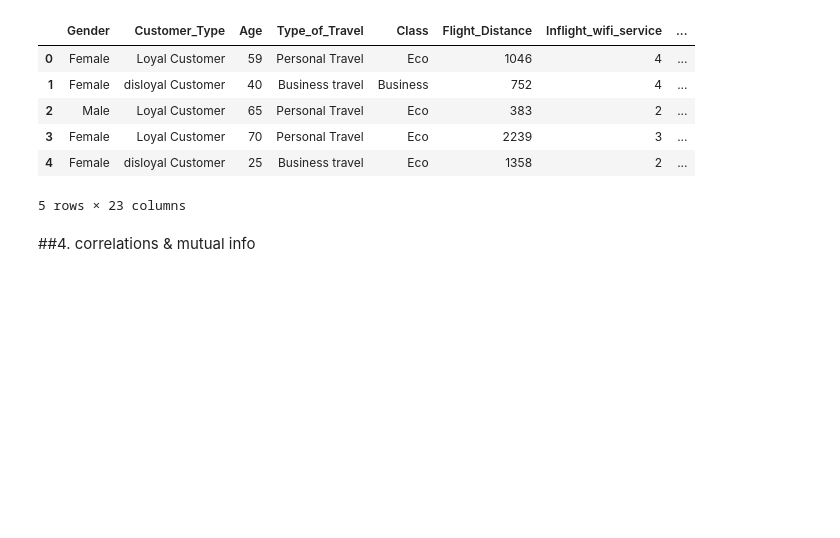
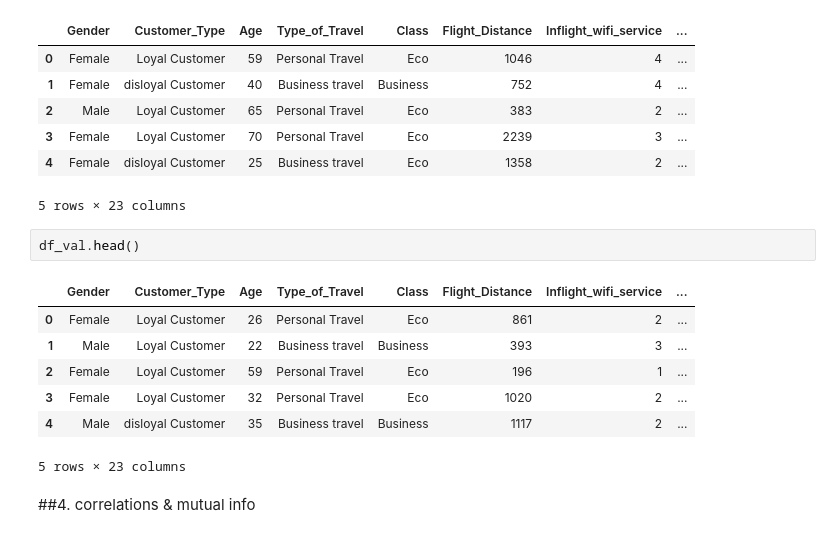
Before and after one commit to sjfjawe/Airline-Customer-Satisfaction-Prediction, a Jupyter notebook: notebook.ipynb, the cells around one changed output. Saved outputs shown, nothing was run; the diff lists cells and outputs as text; blank space fills up the shorter version.

```diff
--- a/notebook.ipynb
+++ b/notebook.ipynb
@@ -294,6 +298,16 @@ df_train.head()
 | 3 | Female | Loyal Customer | 70 | Personal Travel | Eco | 2239 | 3 | ... |
 | 4 | Female | disloyal Customer | 25 | Business travel | Eco | 1358 | 2 | ... |
 5 rows × 23 columns
+# %%
+df_val.head()
+# %% [output]
+|  | Gender | Customer_Type | Age | Type_of_Travel | Class | Flight_Distance | Inflight_wifi_service | ... |
+| 0 | Female | Loyal Customer | 26 | Personal Travel | Eco | 861 | 2 | ... |
+| 1 | Male | Loyal Customer | 22 | Business travel | Business | 393 | 3 | ... |
+| 2 | Female | Loyal Customer | 59 | Personal Travel | Eco | 196 | 1 | ... |
+| 3 | Female | Loyal Customer | 32 | Personal Travel | Eco | 1020 | 2 | ... |
+| 4 | Male | disloyal Customer | 35 | Business travel | Business | 1117 | 2 | ... |
+5 rows × 23 columns
 # %% [markdown]
 ##4. correlations & mutual info
 # %%
```
Also changed, not shown: parts of 17 cells of this notebook.
